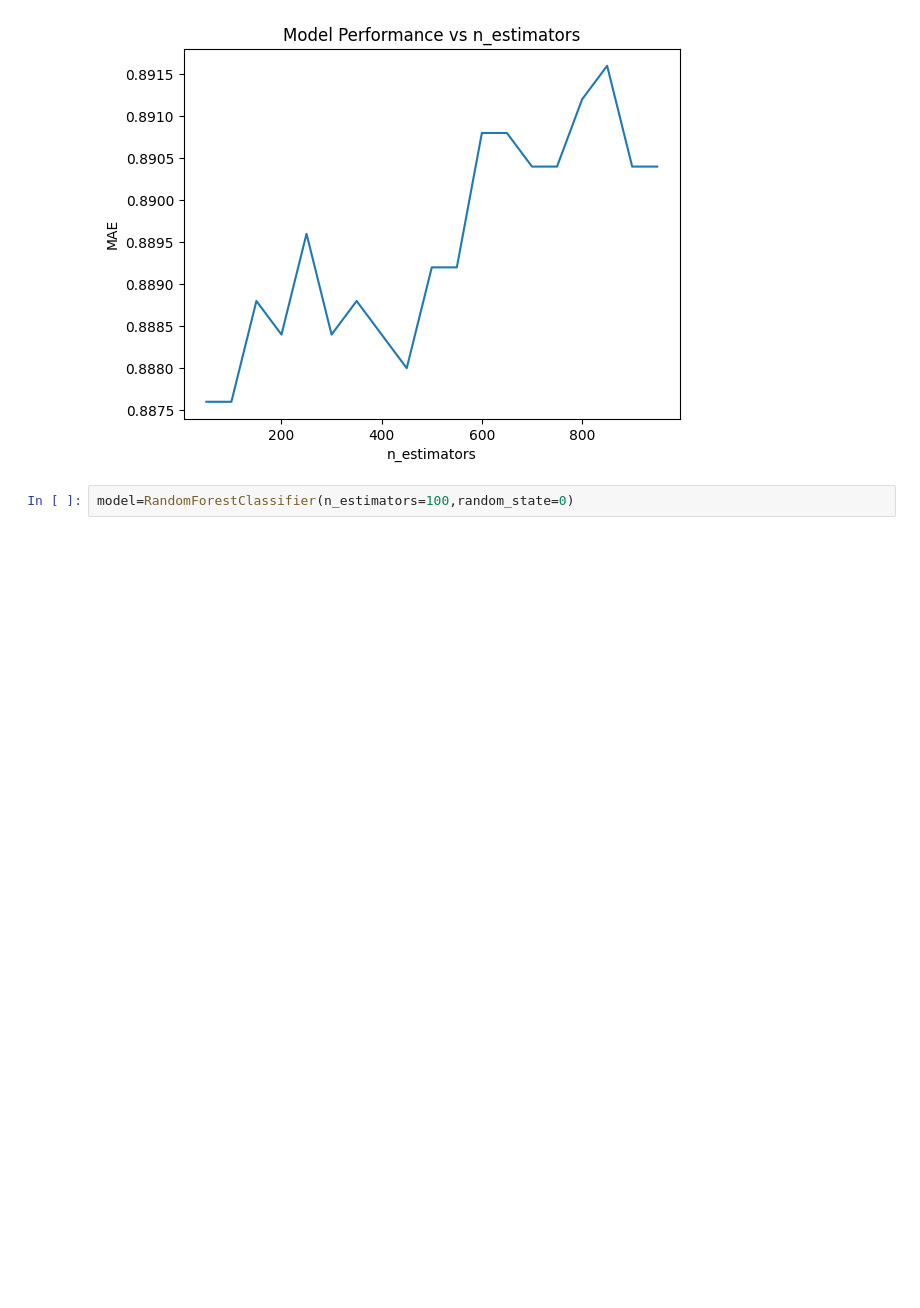
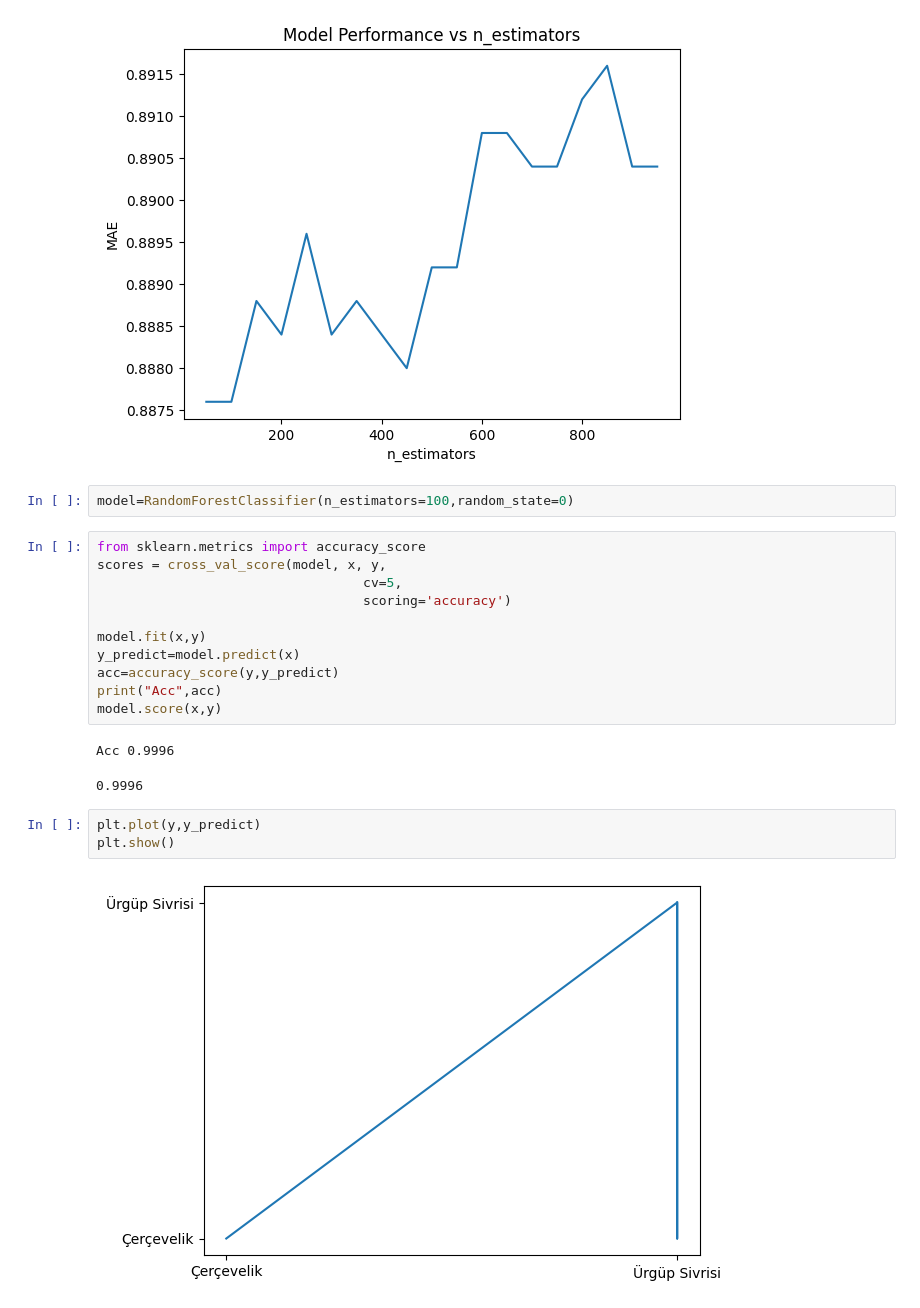
Before and after one commit to beyzadurdu6619/KaggleCompetitions, a Jupyter notebook: crossvalidation-02102026-2.ipynb, the cells around one changed output. Drawn from its saved outputs; the diff is of its cells as text; blank space fills up the shorter version.

```diff
--- a/crossvalidation-02102026-2.ipynb
+++ b/crossvalidation-02102026-2.ipynb
@@ -82,3 +82,22 @@ plt.show()
 [figure]
 # %%
 model=RandomForestClassifier(n_estimators=100,random_state=0)
+# %%
+from sklearn.metrics import accuracy_score
+scores = cross_val_score(model, x, y,
+                                  cv=5,
+                                  scoring='accuracy')
+
+model.fit(x,y)
+y_predict=model.predict(x)
+acc=accuracy_score(y,y_predict)
+print("Acc",acc)
+model.score(x,y)
+# %% [output]
+Acc 0.9996
+0.9996
+# %%
+plt.plot(y,y_predict)
+plt.show()
+# %% [output]
+[figure, added]
```
